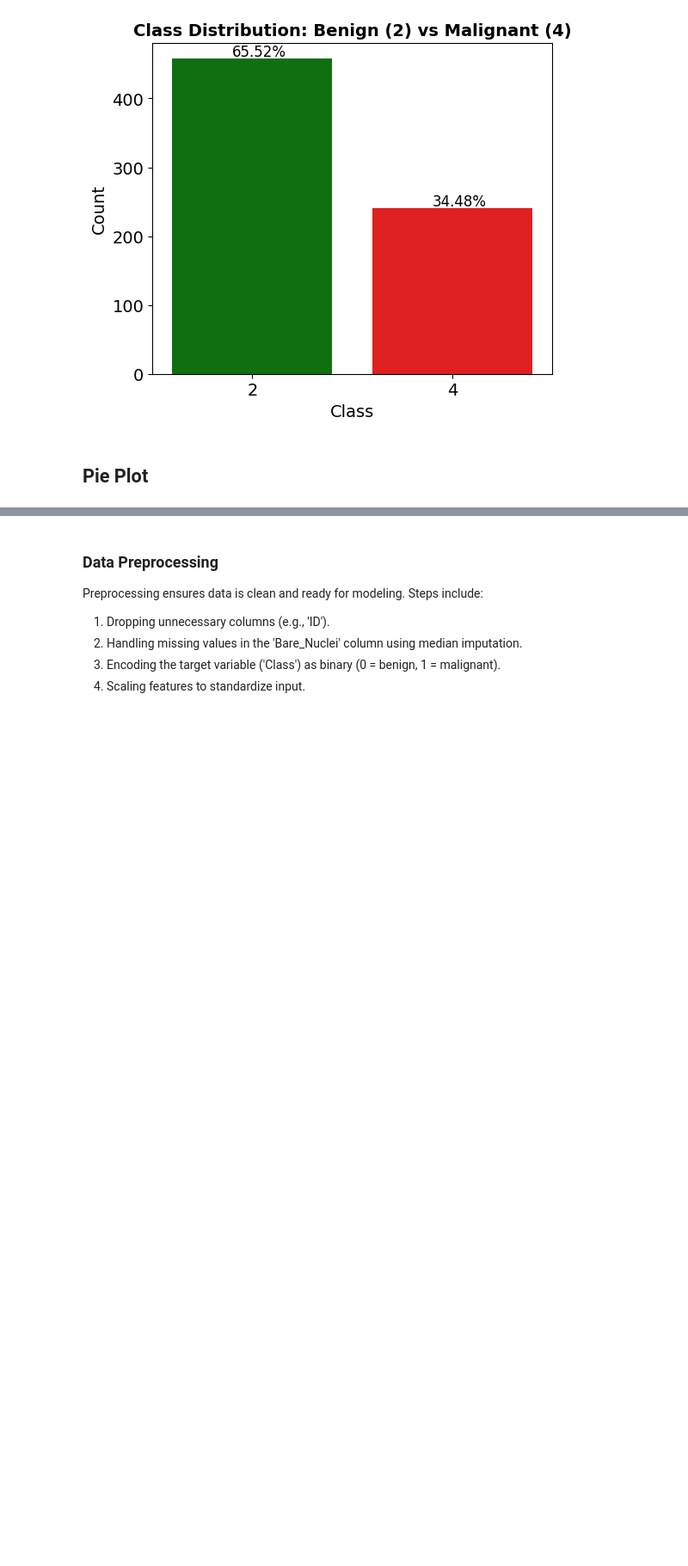
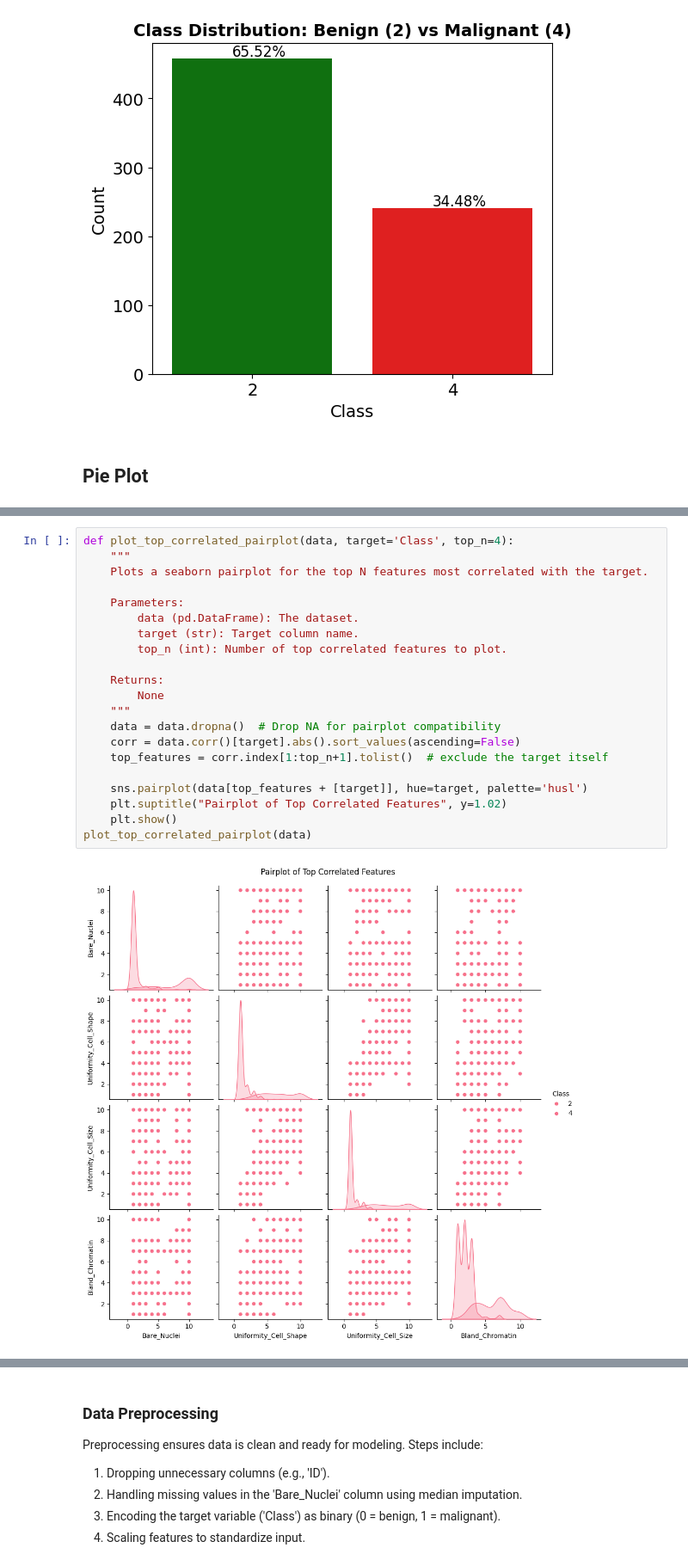
Before and after one commit to Rabia-Akhtr/Data-Science-Project-Breast_Cancer_Classification_ML, a Jupyter notebook: Data_Science_Project.ipynb, the cells around one changed output, grey strips where cells are left out. Shown at 86% size. Drawn from its saved outputs; the diff is of its cells as text; blank space fills up the shorter version.

```diff
--- a/Data_Science_Project.ipynb
+++ b/Data_Science_Project.ipynb
@@ -394,0 +367,23 @@ plot_correlation_heatmap(data)
+# %%
+def plot_top_correlated_pairplot(data, target='Class', top_n=4):
+    """
+    Plots a seaborn pairplot for the top N features most correlated with the target.
+
+    Parameters:
+        data (pd.DataFrame): The dataset.
+        target (str): Target column name.
+        top_n (int): Number of top correlated features to plot.
+
+    Returns:
+        None
+    """
+    data = data.dropna()  # Drop NA for pairplot compatibility
+    corr = data.corr()[target].abs().sort_values(ascending=False)
+    top_features = corr.index[1:top_n+1].tolist()  # exclude the target itself
+
+    sns.pairplot(data[top_features + [target]], hue=target, palette='husl')
+    plt.suptitle("Pairplot of Top Correlated Features", y=1.02)
+    plt.show()
+plot_top_correlated_pairplot(data)
+# %% [output]
+[figure, added]
```
Also changed, not shown: parts of 7 cells of this notebook.
